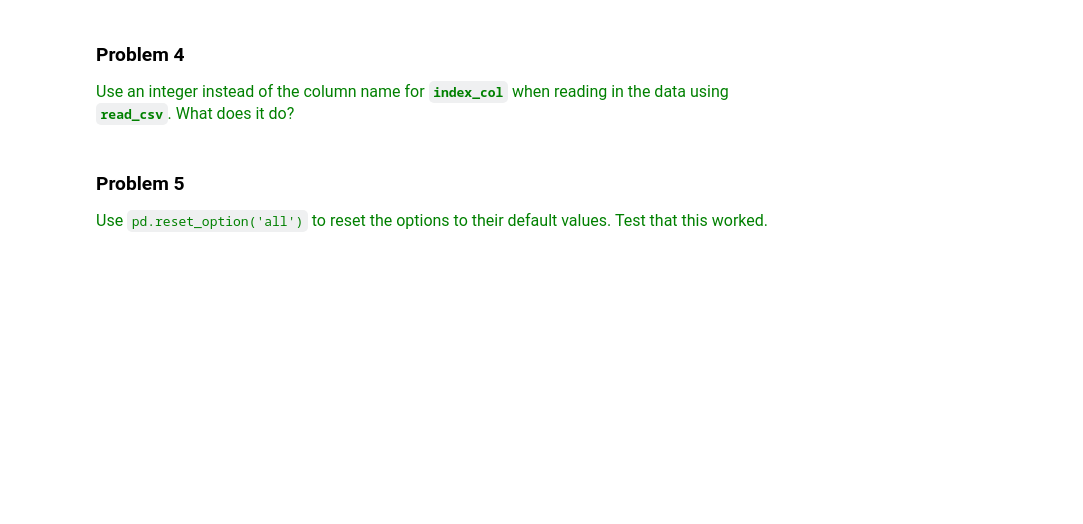
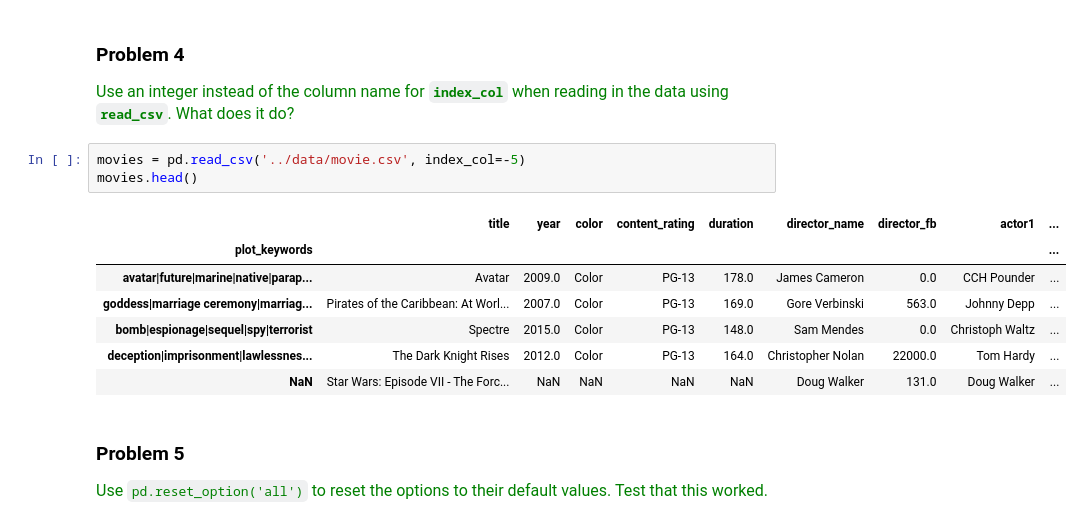
Before and after one commit to estefaniaakers/dunder-data, a Jupyter notebook: dunder-data-day-0/01-selecting-subsets-of-data/02. Setting a Meaningful Index.ipynb, the cells around one changed output. Cells and saved outputs as stored; diff of their text form; blank space fills up the shorter version.

Commit message:
Chapter 02 - Setting a Meaningful Index - Done

```diff
--- a/dunder-data-day-0/01-selecting-subsets-of-data/02. Setting a Meaningful Index.ipynb
+++ b/dunder-data-day-0/01-selecting-subsets-of-data/02. Setting a Meaningful Index.ipynb
@@ -195,6 +324,17 @@ See the documentation for all the [available options](http://pandas.pydata.org/p
 # %% [markdown]
 ### Problem 4
 <span  style="color:green; font-size:16px">Use an integer instead of the column name for **`index_col`** when reading in the data using **`read_csv`**. What does it do?</span>
+# %%
+movies = pd.read_csv('../data/movie.csv', index_col=-5)
+movies.head()
+# %% [output]
+|  | title | year | color | content_rating | duration | director_name | director_fb | actor1 | ... |
+| plot_keywords |  |  |  |  |  |  |  |  | ... |
+| avatar|future|marine|native|parap... | Avatar | 2009.0 | Color | PG-13 | 178.0 | James Cameron | 0.0 | CCH Pounder | ... |
+| goddess|marriage ceremony|marriag... | Pirates of the Caribbean: At Worl... | 2007.0 | Color | PG-13 | 169.0 | Gore Verbinski | 563.0 | Johnny Depp | ... |
+| bomb|espionage|sequel|spy|terrorist | Spectre | 2015.0 | Color | PG-13 | 148.0 | Sam Mendes | 0.0 | Christoph Waltz | ... |
+| deception|imprisonment|lawlessnes... | The Dark Knight Rises | 2012.0 | Color | PG-13 | 164.0 | Christopher Nolan | 22000.0 | Tom Hardy | ... |
+| NaN | Star Wars: Episode VII - The Forc... | NaN | NaN | NaN | NaN | Doug Walker | 131.0 | Doug Walker | ... |
 # %% [markdown]
 ### Problem 5
 <span  style="color:green; font-size:16px">Use `pd.reset_option('all')` to reset the options to their default values. Test that this worked. </span>
```
Also changed, not shown: parts of 30 cells of this notebook.
